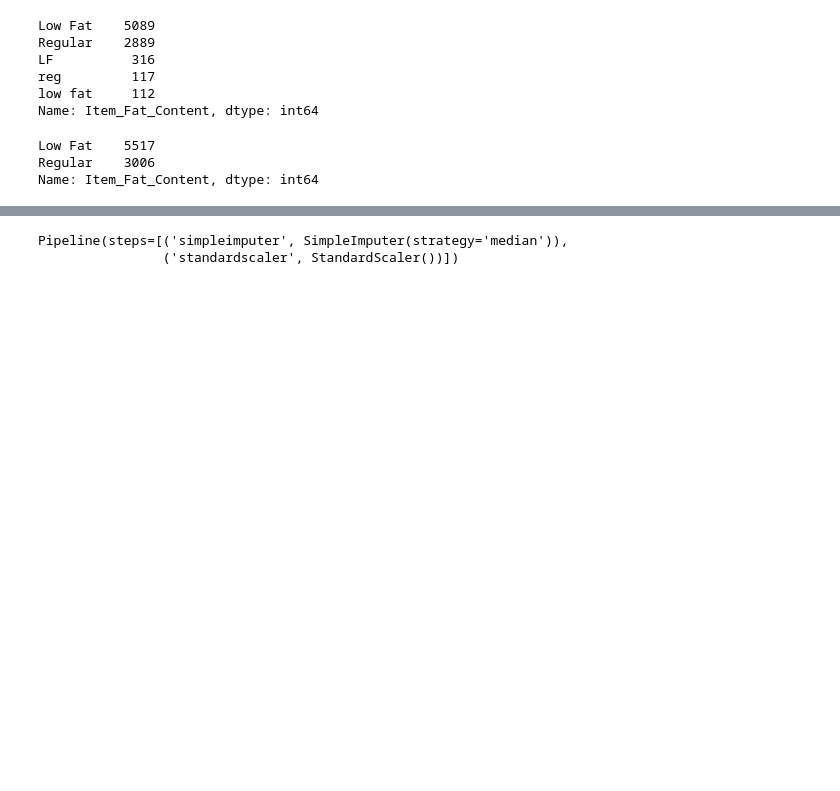
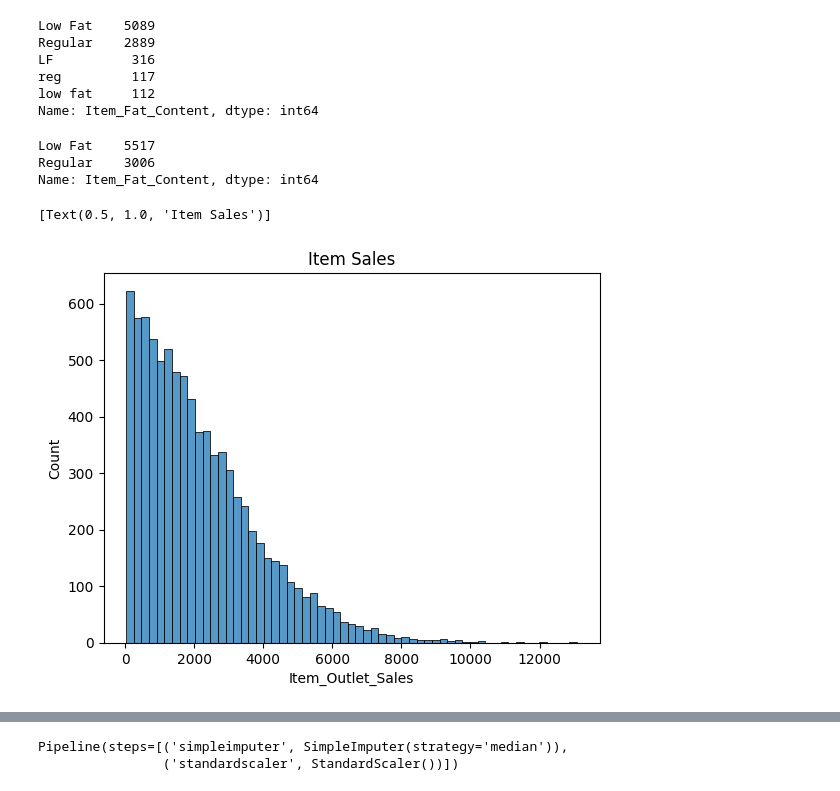
Before and after one commit to henryezikeai/Prediction-of-product-sales, a Jupyter notebook: sales.ipynb, the cells around one changed output, grey strips where cells are left out. Drawn from its saved outputs; the diff is of its cells as text; code cells hidden in the pictures; blank space fills up the shorter version.

```diff
--- a/sales.ipynb
+++ b/sales.ipynb
@@ -74,3 +82,9 @@ Regular    3006
 Name: Item_Fat_Content, dtype: int64
 # %%
 df = df.drop(columns='Item_Identifier')
+# %%
+ax = sns.histplot(data=df, x="Item_Outlet_Sales")
+ax.set(title="Item Sales")
+# %% [output]
+[Text(0.5, 1.0, 'Item Sales')]
+[figure, added]
```
Also changed, not shown: parts of 9 cells of this notebook.
